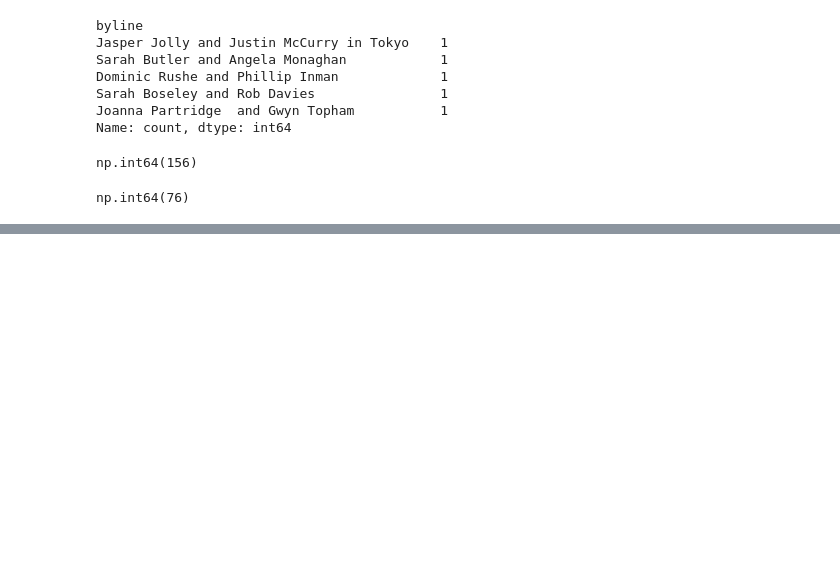
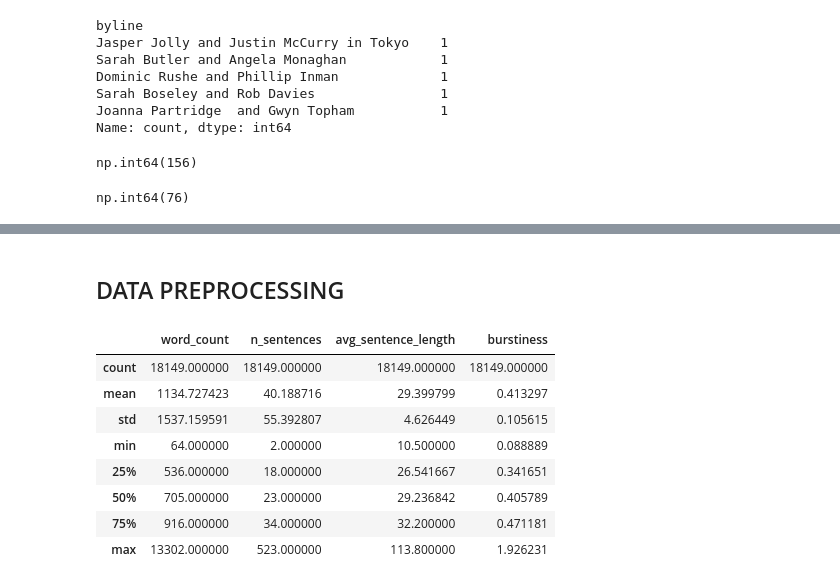
Before and after one commit to KaizenThe1st/ST312, a Jupyter notebook: Data.ipynb, the cells around one changed output, grey strips where cells are left out. Cells and saved outputs as stored; diff of their text form; code cells hidden in the pictures; blank space fills up the shorter version.

Commit message:
Preprocessing

```diff
--- a/Data.ipynb
+++ b/Data.ipynb
@@ -178,0 +335,2 @@ df.to_csv("guardian_business.csv", index=False)
+# %% [markdown]
+## DATA PREPROCESSING
@@ -178,0 +393,17 @@ df.to_csv("guardian_business.csv", index=False)
+# %%
+df_clean[[
+    "word_count",
+    "n_sentences",
+    "avg_sentence_length",
+    "burstiness"
+]].describe()
+# %% [output]
+|  | word_count | n_sentences | avg_sentence_length | burstiness |
+| count | 18149.000000 | 18149.000000 | 18149.000000 | 18149.000000 |
+| mean | 1134.727423 | 40.188716 | 29.399799 | 0.413297 |
+| std | 1537.159591 | 55.392807 | 4.626449 | 0.105615 |
+| min | 64.000000 | 2.000000 | 10.500000 | 0.088889 |
+| 25% | 536.000000 | 18.000000 | 26.541667 | 0.341651 |
+| 50% | 705.000000 | 23.000000 | 29.236842 | 0.405789 |
+| 75% | 916.000000 | 34.000000 | 32.200000 | 0.471181 |
+| max | 13302.000000 | 523.000000 | 113.800000 | 1.926231 |
```
Also changed, not shown: parts of 28 cells of this notebook.
